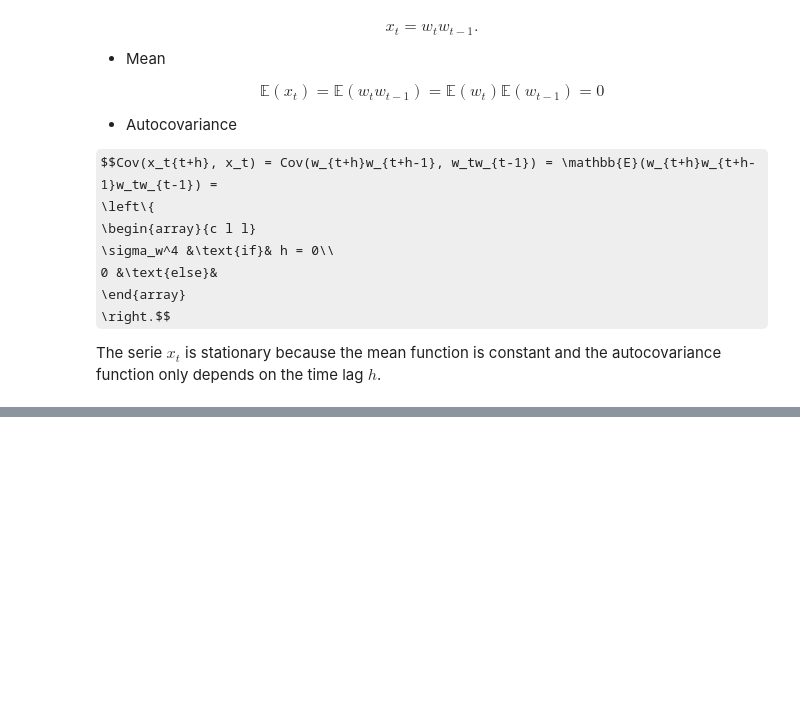
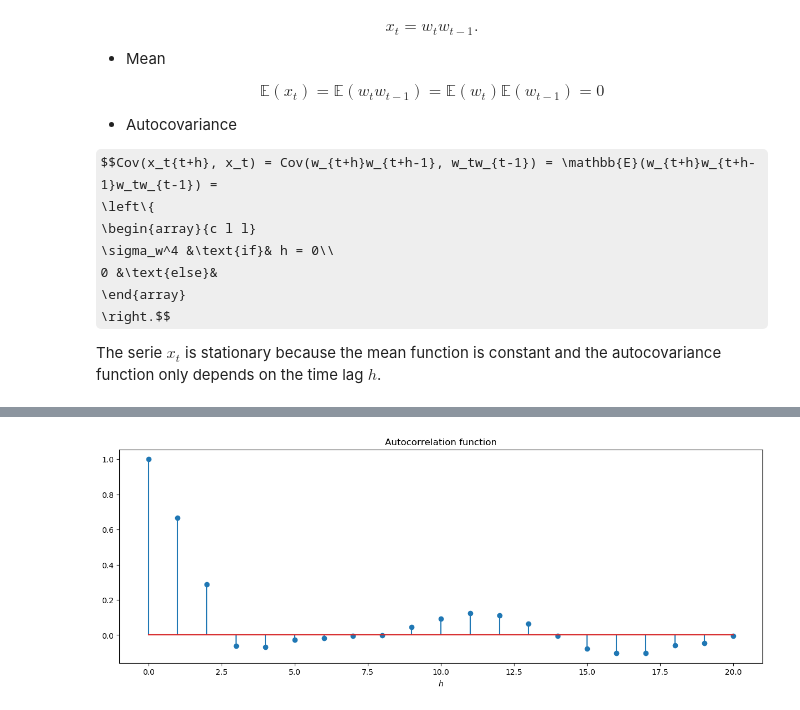
Before and after one commit to StevenGolovkine/TSAA, a Jupyter notebook: notebooks/02-characteristics-time-series.ipynb, the cells around one changed output, grey strips where cells are left out. Cells and saved outputs as stored; diff of their text form; code cells hidden in the pictures; some formulas as TeX source; blank space fills up the shorter version.

```diff
--- a/notebooks/02-characteristics-time-series.ipynb
+++ b/notebooks/02-characteristics-time-series.ipynb
@@ -139,7 +140,7 @@ function filter_convolution(x, filter, sides)
     nx = length(x)
     nf = length(filter)
 
-    nshift = (sides == 1) ? 0 : (nf / 2)
+    nshift = (sides == 1) ? 0 : div(nf, 2)
 
     out = Array{Float64}(undef, nx)
     for i in 1:nx
@@ -654,0 +783,9 @@ Thus, the serie $x_t$ is weakly stationary.
+# %%
+# Plot the ACF
+figure(figsize=(15, 5))
+stem(0:20, autocor(v, 0:20), use_line_collection=true)
+xlabel(L"$h$")
+title("Autocorrelation function")
+show()
+# %% [output]
+[figure, added]
```
Also changed, not shown: parts of 34 cells of this notebook.
